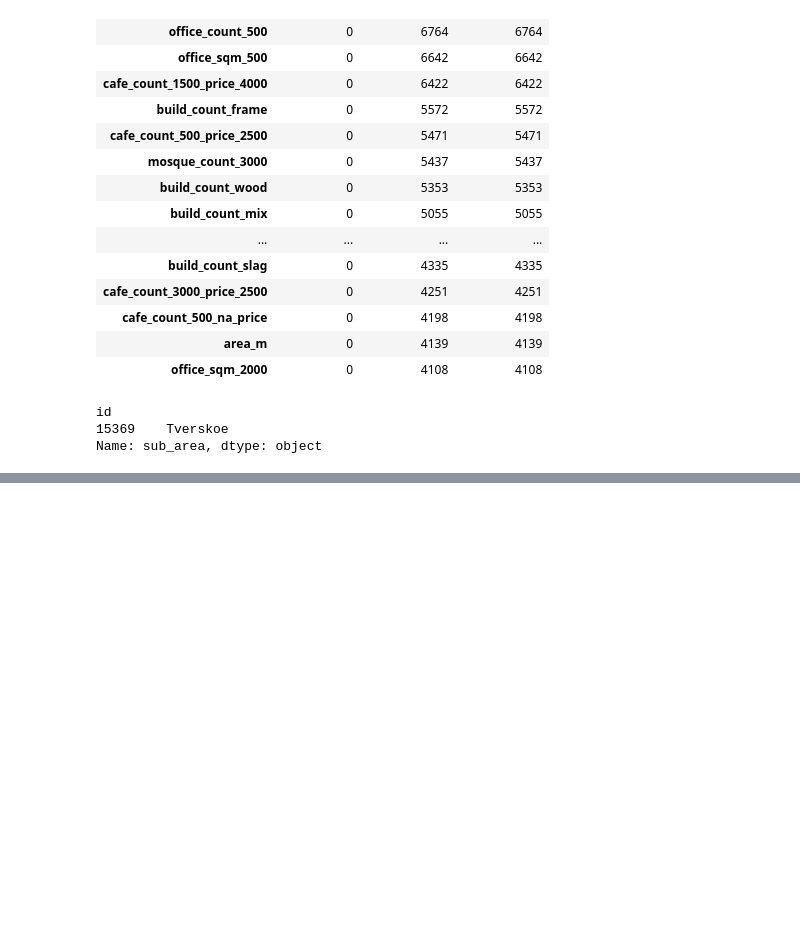
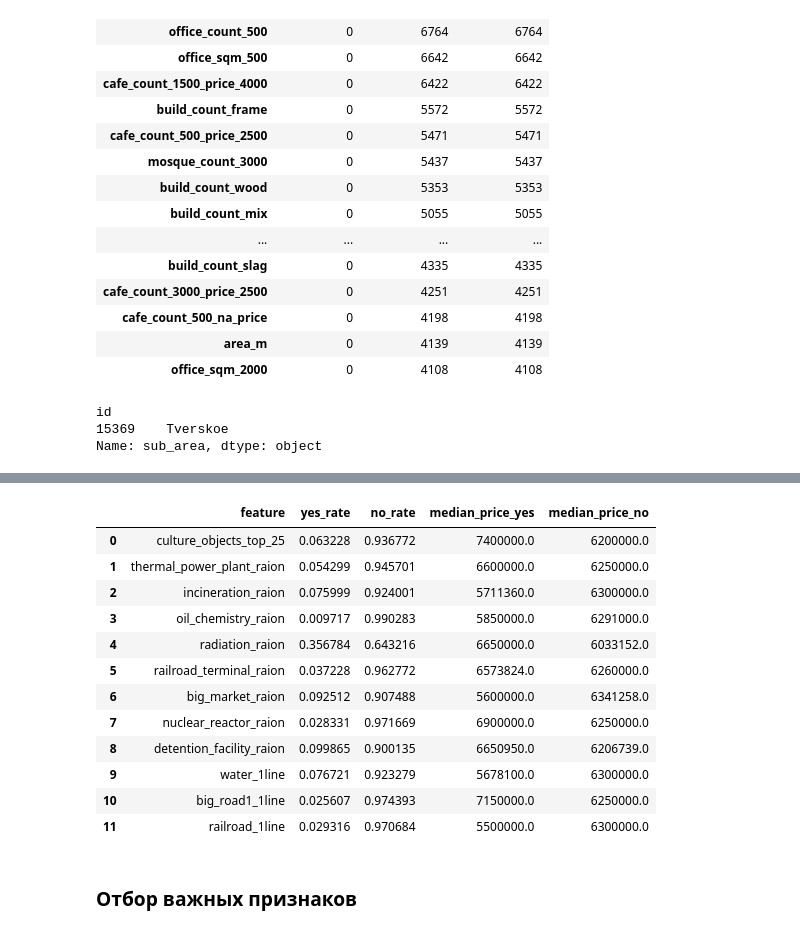
Before and after one commit to soulister/real-estate-price-prediction, a Jupyter notebook: notebooks/EDA.ipynb, the cells around one changed output, grey strips where cells are left out. Cells and saved outputs as stored; diff of their text form; code cells hidden in the pictures; blank space fills up the shorter version.

```diff
--- a/notebooks/EDA.ipynb
+++ b/notebooks/EDA.ipynb
@@ -332,0 +417,14 @@ Name: sub_area, dtype: object
+# %%
+cat_features = df_train.select_dtypes(include='object').columns
+
+nuni = []
+
+for i in cat_features:
+    nuni.append(df_train[i].nunique())
+
+cat_df = pd.DataFrame({
+    'feature': cat_features,
+    'nunique': nuni
+})
+
+cat_df
@@ -332,0 +502,48 @@ Name: sub_area, dtype: object
+# %%
+yes_no_features = cat_features.drop(['ecology', 'product_type', 'sub_area'])
+df_train[yes_no_features]
+summary_df = pd.DataFrame({
+    'feature': yes_no_features,
+
+    'yes_rate': [
+        (df_train[col] == 'yes').mean()
+        for col in yes_no_features
+    ],
+
+    'no_rate': [
+        (df_train[col] == 'no').mean()
+        for col in yes_no_features
+    ],
+
+    'median_price_yes': [
+        df_train.loc[
+            df_train[col] == 'yes',
+            'price_doc'
+        ].median()
+        for col in yes_no_features
+    ],
+
+    'median_price_no': [
+        df_train.loc[
+            df_train[col] == 'no',
+            'price_doc'
+        ].median()
+        for col in yes_no_features
+    ]
+})
+
+summary_df
+# %% [output]
+|  | feature | yes_rate | no_rate | median_price_yes | median_price_no |
+| 0 | culture_objects_top_25 | 0.063228 | 0.936772 | 7400000.0 | 6200000.0 |
+| 1 | thermal_power_plant_raion | 0.054299 | 0.945701 | 6600000.0 | 6250000.0 |
+| 2 | incineration_raion | 0.075999 | 0.924001 | 5711360.0 | 6300000.0 |
+| 3 | oil_chemistry_raion | 0.009717 | 0.990283 | 5850000.0 | 6291000.0 |
+| 4 | radiation_raion | 0.356784 | 0.643216 | 6650000.0 | 6033152.0 |
+| 5 | railroad_terminal_raion | 0.037228 | 0.962772 | 6573824.0 | 6260000.0 |
+| 6 | big_market_raion | 0.092512 | 0.907488 | 5600000.0 | 6341258.0 |
+| 7 | nuclear_reactor_raion | 0.028331 | 0.971669 | 6900000.0 | 6250000.0 |
+| 8 | detention_facility_raion | 0.099865 | 0.900135 | 6650950.0 | 6206739.0 |
+| 9 | water_1line | 0.076721 | 0.923279 | 5678100.0 | 6300000.0 |
+| 10 | big_road1_1line | 0.025607 | 0.974393 | 7150000.0 | 6250000.0 |
+| 11 | railroad_1line | 0.029316 | 0.970684 | 5500000.0 | 6300000.0 |
@@ -332,0 +570,2 @@ Name: sub_area, dtype: object
+# %% [markdown]
+### Отбор важных признаков
```
Also changed, not shown: parts of 13 cells of this notebook.
